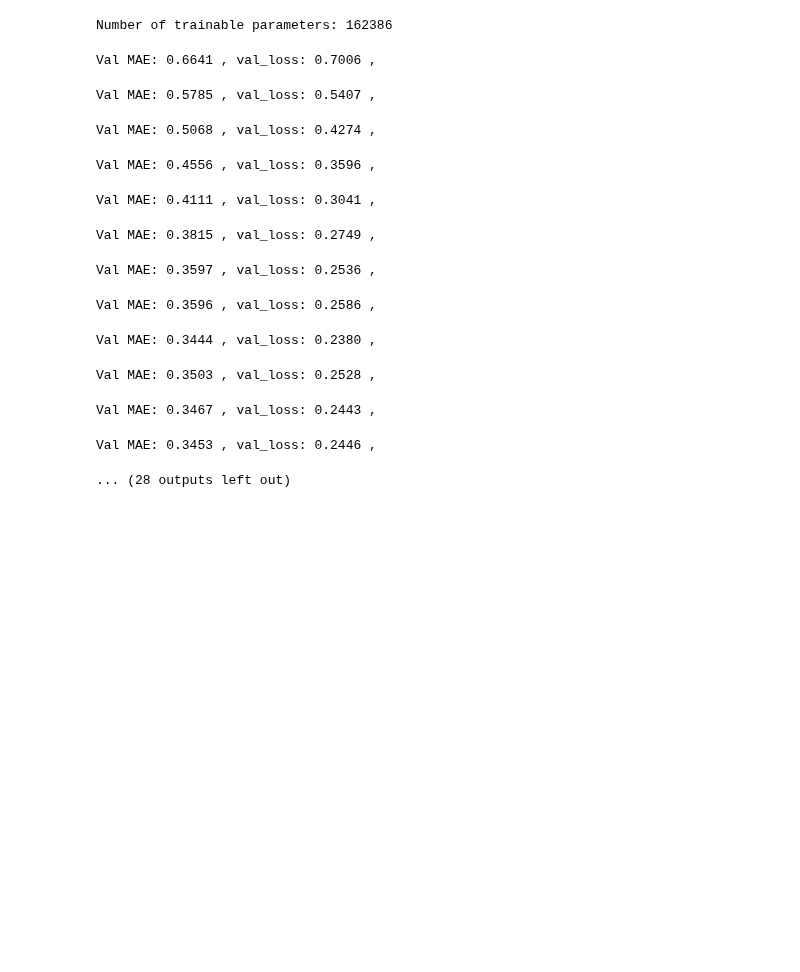
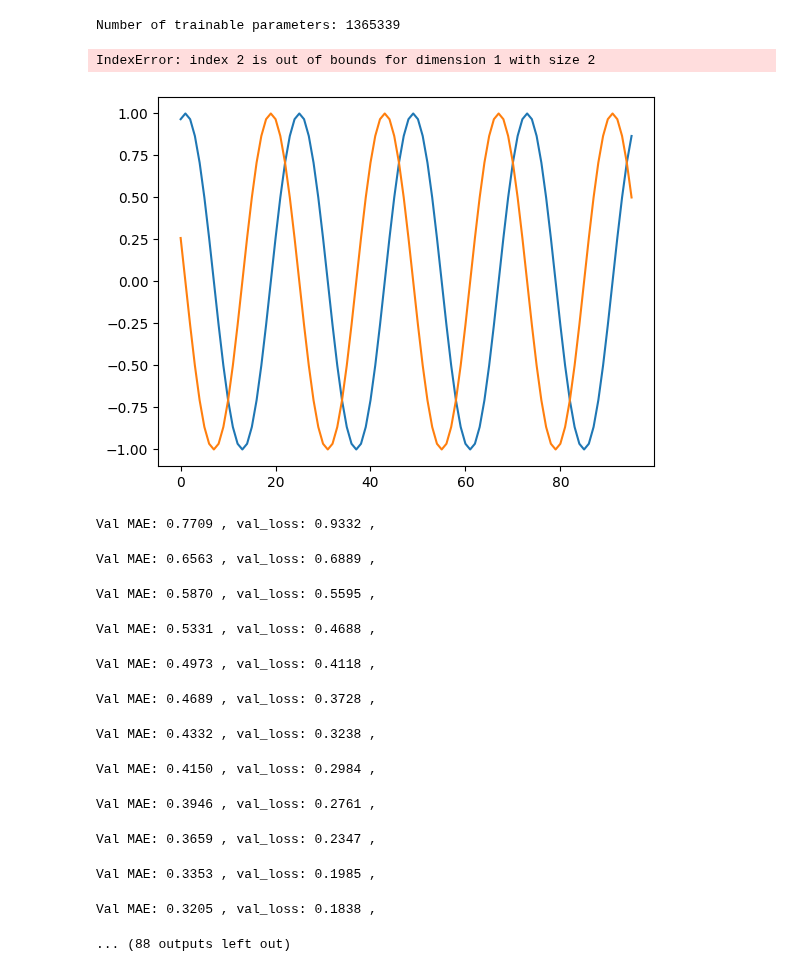
Before and after one commit to EdvardJSHolen/Final-Year-Project, a Jupyter notebook: timefusion/examples/solar.ipynb, the cells around one changed output. Saved outputs shown, nothing was run; the diff lists cells and outputs as text; code cells hidden in the pictures; blank space fills up the shorter version.

```diff
--- a/timefusion/examples/solar.ipynb
+++ b/timefusion/examples/solar.ipynb
@@ -34,7 +36,7 @@ if torch.cuda.is_available():
 else:
     device = torch.device("cpu")
 # %%
-context_length = 48
+context_length = 96
 prediction_length = 24
 
 def get_data_loader(data, context_length):
@@ -46,11 +48,11 @@ def get_data_loader(data, context_length):
     dataset.add_timestamp_encodings(
         timestamp_encodings = [
             lambda x: math.sin(2*math.pi*x.hour / 24),
-            lambda x: math.sin(2*math.pi*x.weekday() / 7),
-            lambda x: math.sin(2*math.pi*x.day / calendar.monthrange(x.year, x.month)[1]),
+            #lambda x: math.sin(2*math.pi*x.weekday() / 7),
+            #lambda x: math.sin(2*math.pi*x.day / calendar.monthrange(x.year, x.month)[1]),
             lambda x: math.cos(2*math.pi*x.hour / 24),
-            lambda x: math.cos(2*math.pi*x.weekday() / 7),
-            lambda x: math.cos(2*math.pi*x.day / calendar.monthrange(x.year, x.month)[1]),
+            #lambda x: math.cos(2*math.pi*x.weekday() / 7),
+            #lambda x: math.cos(2*math.pi*x.day / calendar.monthrange(x.year, x.month)[1]),
         ]
     )
 
@@ -71,19 +73,34 @@ predictor = TimeFusion(
     input_size = train_dataset.data.shape[1],
     output_size = train_data.shape[1],
     rnn_layers = 2,
-    rnn_hidden = 50,
-    residual_layers = 2,
-    residual_hidden = 50,
-    scaling = True,
-    device = device
+    rnn_hidden = 100,
+    residual_layers = 8,
+    residual_hidden = 300,
+    #scaling = True,
+    device = device,
+    dropout=0.1,
+    residual_scaler=True
 )
 
 print("Number of trainable parameters:",sum(p.numel() for p in predictor.parameters()))
 # %% [output]
-Number of trainable parameters: 162386
+Number of trainable parameters: 1365339
+# %%
+for x in train_loader:
+    plt.plot(x[1][0,0])
+    plt.plot(x[1][0,1])
+    plt.plot(x[1][0,2])
+    plt.plot(x[1][0,3])
+    plt.plot(x[1][0,4])
+    plt.plot(x[1][0,5])
+    print(x[1].shape)
+    break
+# %% [output]
+IndexError: index 2 is out of bounds for dimension 1 with size 2
+[figure, added]
 # %%
 optimizer = torch.optim.Adam(params=predictor.parameters(),lr=1e-3)
-lr_scheduler = torch.optim.lr_scheduler.LinearLR(optimizer, start_factor=1, end_factor=0.01, total_iters=100)
+lr_scheduler = torch.optim.lr_scheduler.LinearLR(optimizer, start_factor=1, end_factor=0.001, total_iters=200)
 
 predictor.train_network(
     train_loader = train_loader,
@@ -94,21 +111,21 @@ predictor.train_network(
     },
     optimizer = optimizer,
     lr_scheduler= lr_scheduler,
-    early_stopper=EarlyStopper(patience=20),
+    early_stopper=EarlyStopper(patience=200),
     save_weights = True,
     weight_folder = "weights/solar"
 )
 # %% [output]
-Val MAE: 0.6641 , val_loss: 0.7006 ,
+Val MAE: 0.7709 , val_loss: 0.9332 ,
-Val MAE: 0.5785 , val_loss: 0.5407 ,
+Val MAE: 0.6563 , val_loss: 0.6889 ,
-Val MAE: 0.5068 , val_loss: 0.4274 ,
+Val MAE: 0.5870 , val_loss: 0.5595 ,
-Val MAE: 0.4556 , val_loss: 0.3596 ,
+Val MAE: 0.5331 , val_loss: 0.4688 ,
-Val MAE: 0.4111 , val_loss: 0.3041 ,
+Val MAE: 0.4973 , val_loss: 0.4118 ,
-Val MAE: 0.3815 , val_loss: 0.2749 ,
+Val MAE: 0.4689 , val_loss: 0.3728 ,
-Val MAE: 0.3597 , val_loss: 0.2536 ,
+Val MAE: 0.4332 , val_loss: 0.3238 ,
-Val MAE: 0.3596 , val_loss: 0.2586 ,
+Val MAE: 0.4150 , val_loss: 0.2984 ,
-Val MAE: 0.3444 , val_loss: 0.2380 ,
+Val MAE: 0.3946 , val_loss: 0.2761 ,
-Val MAE: 0.3503 , val_loss: 0.2528 ,
+Val MAE: 0.3659 , val_loss: 0.2347 ,
-Val MAE: 0.3467 , val_loss: 0.2443 ,
+Val MAE: 0.3353 , val_loss: 0.1985 ,
-Val MAE: 0.3453 , val_loss: 0.2446 ,
+Val MAE: 0.3205 , val_loss: 0.1838 ,
-... (28 outputs left out)
+... (88 outputs left out)
```
Also changed, not shown: parts of 6 cells of this notebook, 10 other files.
